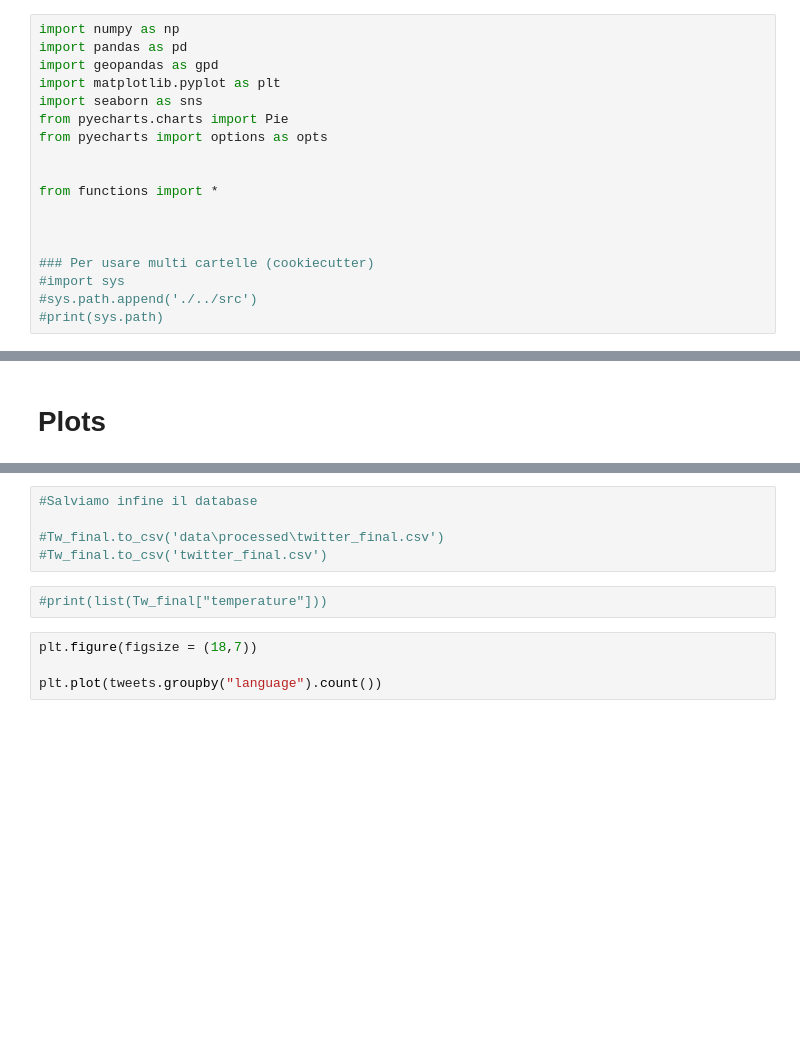
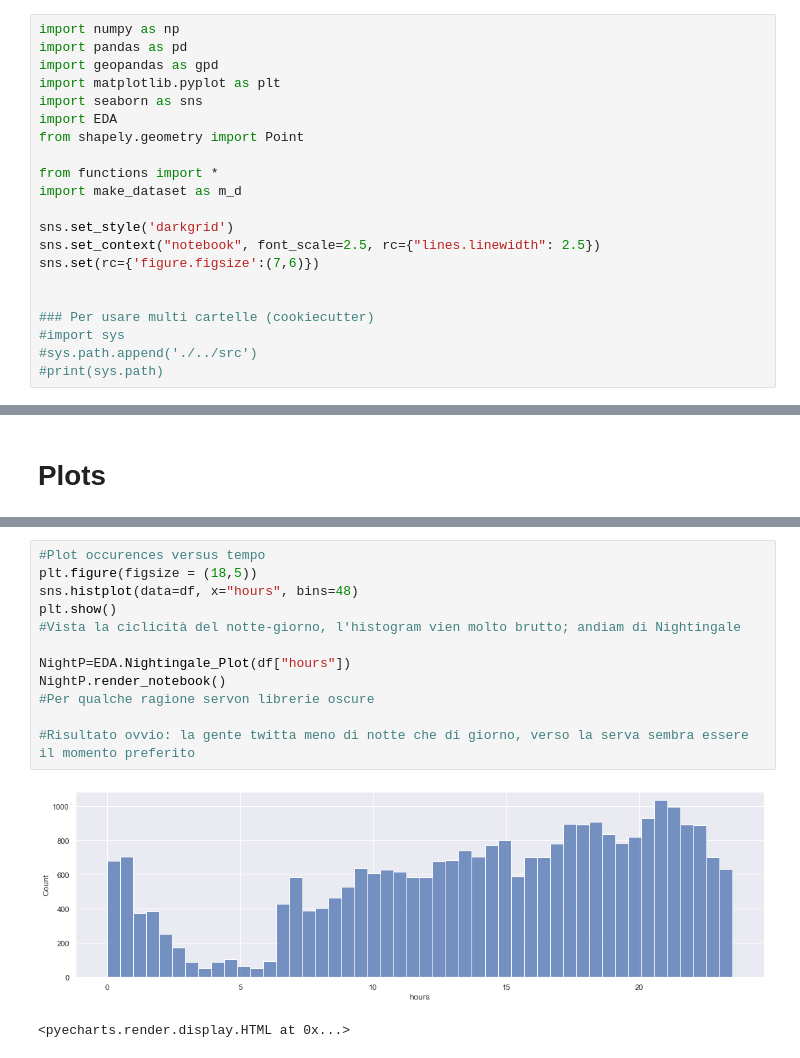
Before and after one commit to devix2/IntroToDS_FinalProject, a Jupyter notebook: SocialPulse(noCC)/EDA.ipynb, the cells around one changed output, grey strips where cells are left out. Drawn from its saved outputs; the diff is of its cells as text; blank space fills up the shorter version.

```diff
--- a/SocialPulse(noCC)/EDA.ipynb
+++ b/SocialPulse(noCC)/EDA.ipynb
@@ -7,12 +7,15 @@ import pandas as pd
 import geopandas as gpd
 import matplotlib.pyplot as plt
 import seaborn as sns
-from pyecharts.charts import Pie
-from pyecharts import options as opts
-
+import EDA
+from shapely.geometry import Point
 
 from functions import *
+import make_dataset as m_d
 
+sns.set_style('darkgrid')
+sns.set_context("notebook", font_scale=2.5, rc={"lines.linewidth": 2.5})
+sns.set(rc={'figure.figsize':(7,6)})
 
 
 ### Per usare multi cartelle (cookiecutter)
@@ -257,11 +51,15 @@ Tw_final
-# %%
-#Salviamo infine il database
-
-#Tw_final.to_csv('data\processed\twitter_final.csv')
-#Tw_final.to_csv('twitter_final.csv')
-# %%
-#print(list(Tw_final["temperature"]))
-# %%
-plt.figure(figsize = (18,7))
-
-plt.plot(tweets.groupby("language").count())
+# %%
+#Plot occurences versus tempo
+plt.figure(figsize = (18,5))
+sns.histplot(data=df, x="hours", bins=48)
+plt.show()
+#Vista la ciclicità del notte-giorno, l'histogram vien molto brutto; andiam di Nightingale
+
+NightP=EDA.Nightingale_Plot(df["hours"])
+NightP.render_notebook()
+#Per qualche ragione servon librerie oscure
+
+#Risultato ovvio: la gente twitta meno di notte che di giorno, verso la serva sembra essere il momento preferito
+# %% [output]
+[figure, added]
+<pyecharts.render.display.HTML at 0x...>
```
Also changed, not shown: parts of 21 cells of this notebook, 7 other files.
